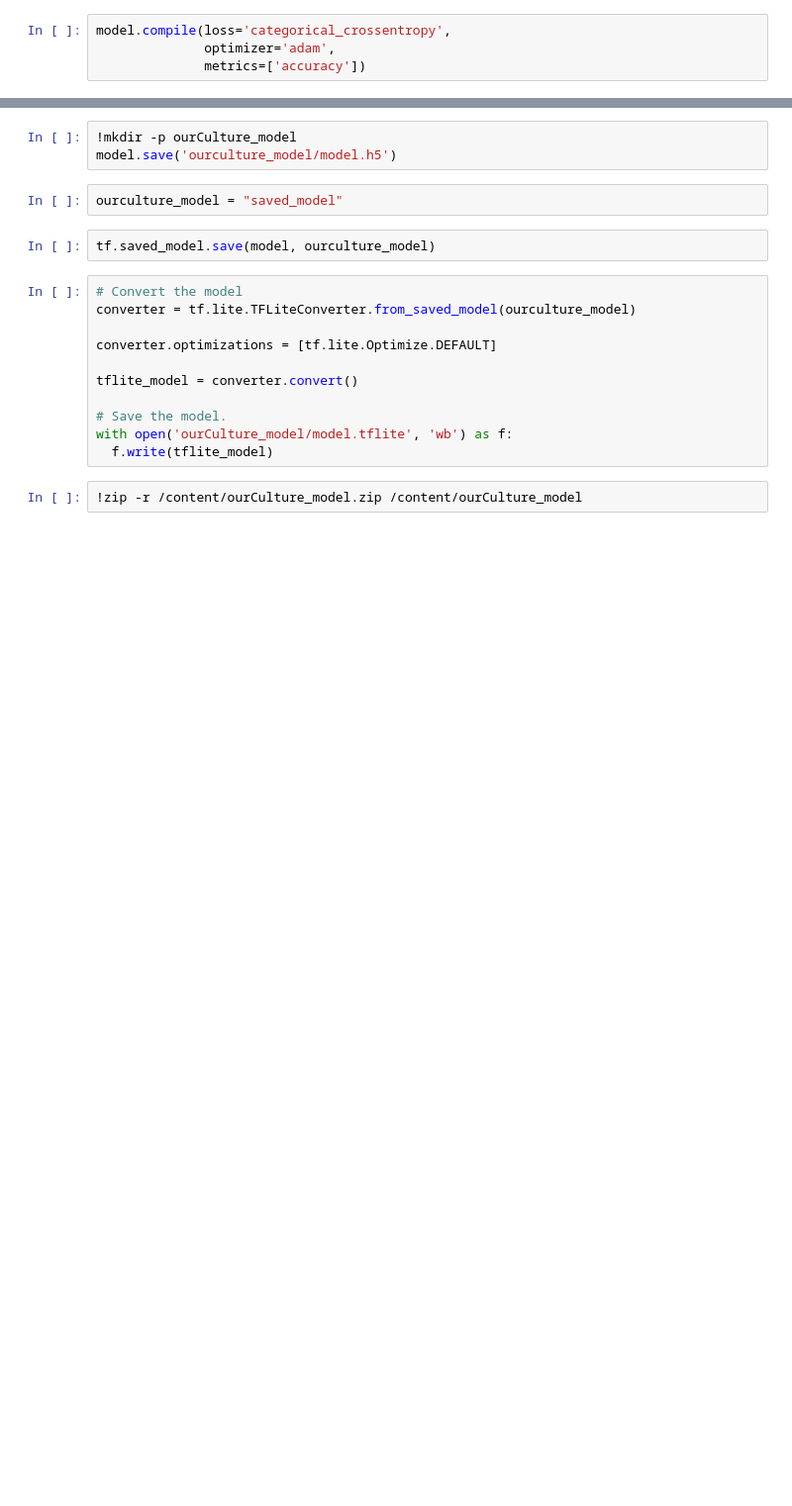
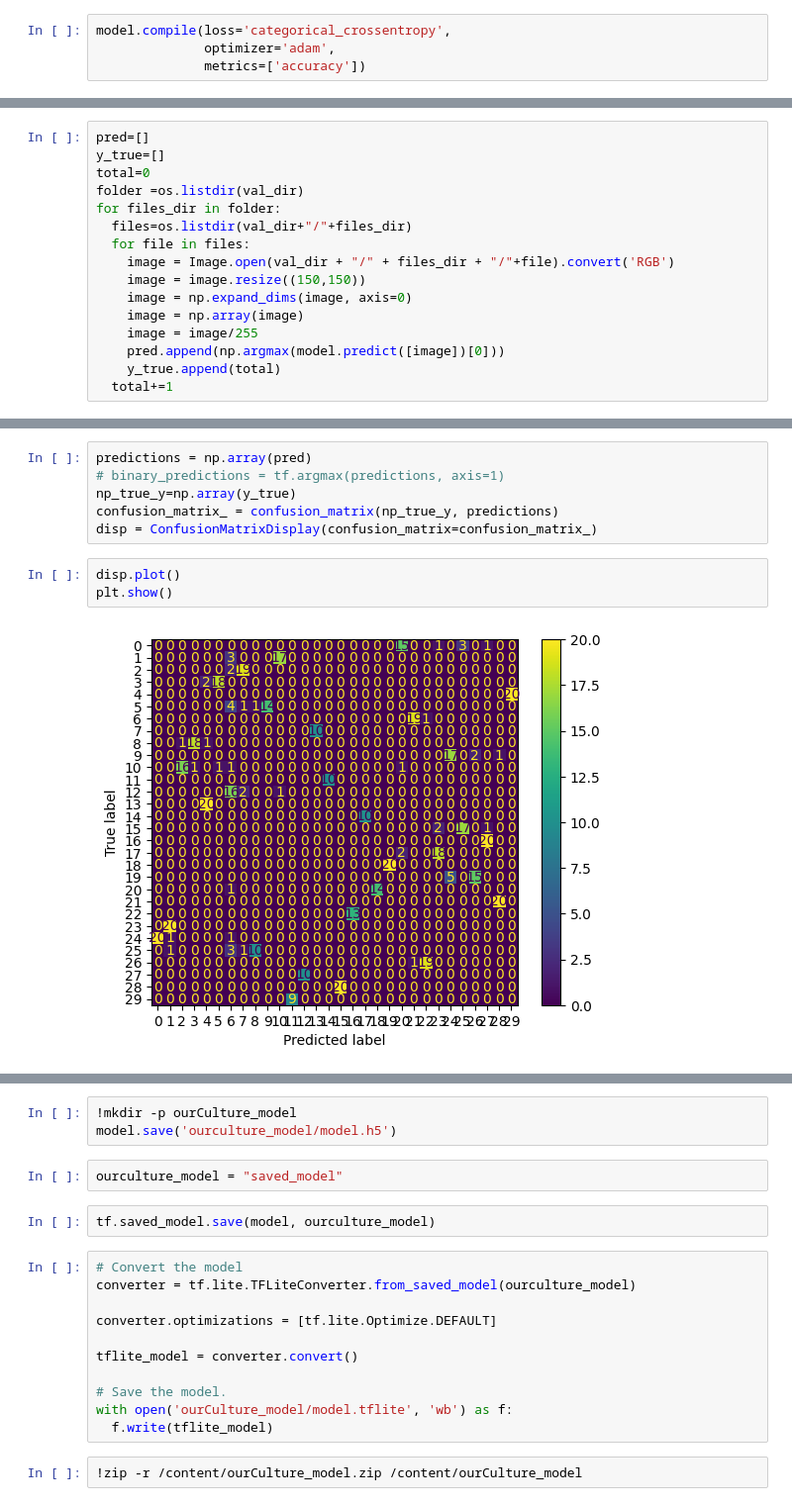
Before and after one commit to OurCultureBangkit/machine_learning, a Jupyter notebook: ourculture_model/ourCulture.ipynb, the cells around one changed output, grey strips where cells are left out. Shown at 99% size. Drawn from its saved outputs; the diff is of its cells as text; blank space fills up the shorter version.

```diff
--- a/ourculture_model/ourCulture.ipynb
+++ b/ourculture_model/ourCulture.ipynb
@@ -159,0 +159,16 @@ plt.show()
+# %%
+pred=[]
+y_true=[]
+total=0
+folder =os.listdir(val_dir)
+for files_dir in folder:
+  files=os.listdir(val_dir+"/"+files_dir)
+  for file in files:
+    image = Image.open(val_dir + "/" + files_dir + "/"+file).convert('RGB')
+    image = image.resize((150,150))
+    image = np.expand_dims(image, axis=0)
+    image = np.array(image)
+    image = image/255
+    pred.append(np.argmax(model.predict([image])[0]))
+    y_true.append(total)
+  total+=1
@@ -159,0 +193,11 @@ plt.show()
+# %%
+predictions = np.array(pred)
+# binary_predictions = tf.argmax(predictions, axis=1)
+np_true_y=np.array(y_true)
+confusion_matrix_ = confusion_matrix(np_true_y, predictions)
+disp = ConfusionMatrixDisplay(confusion_matrix=confusion_matrix_)
+# %%
+disp.plot()
+plt.show()
+# %% [output]
+[figure, added]
```
Also changed, not shown: parts of 10 cells of this notebook.
